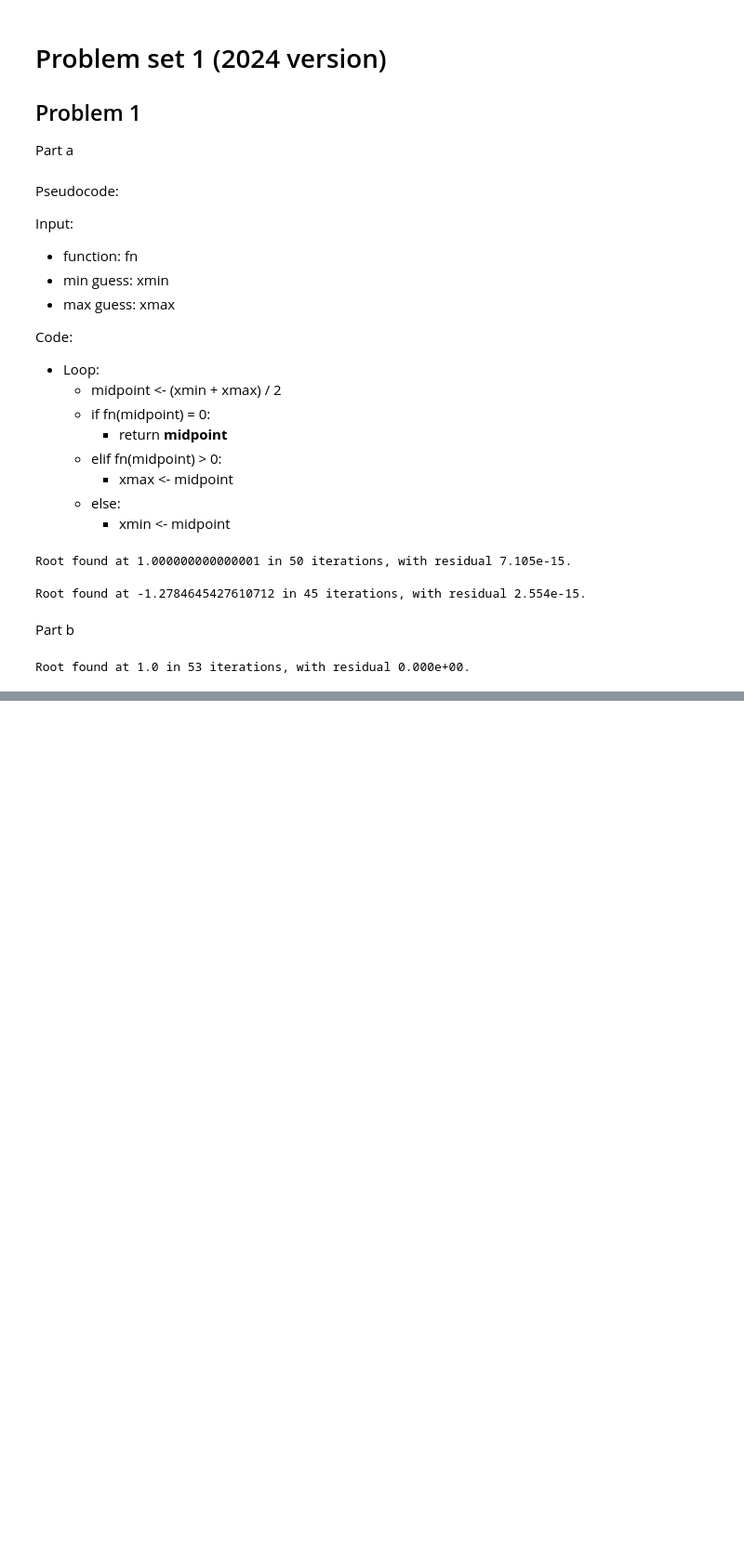
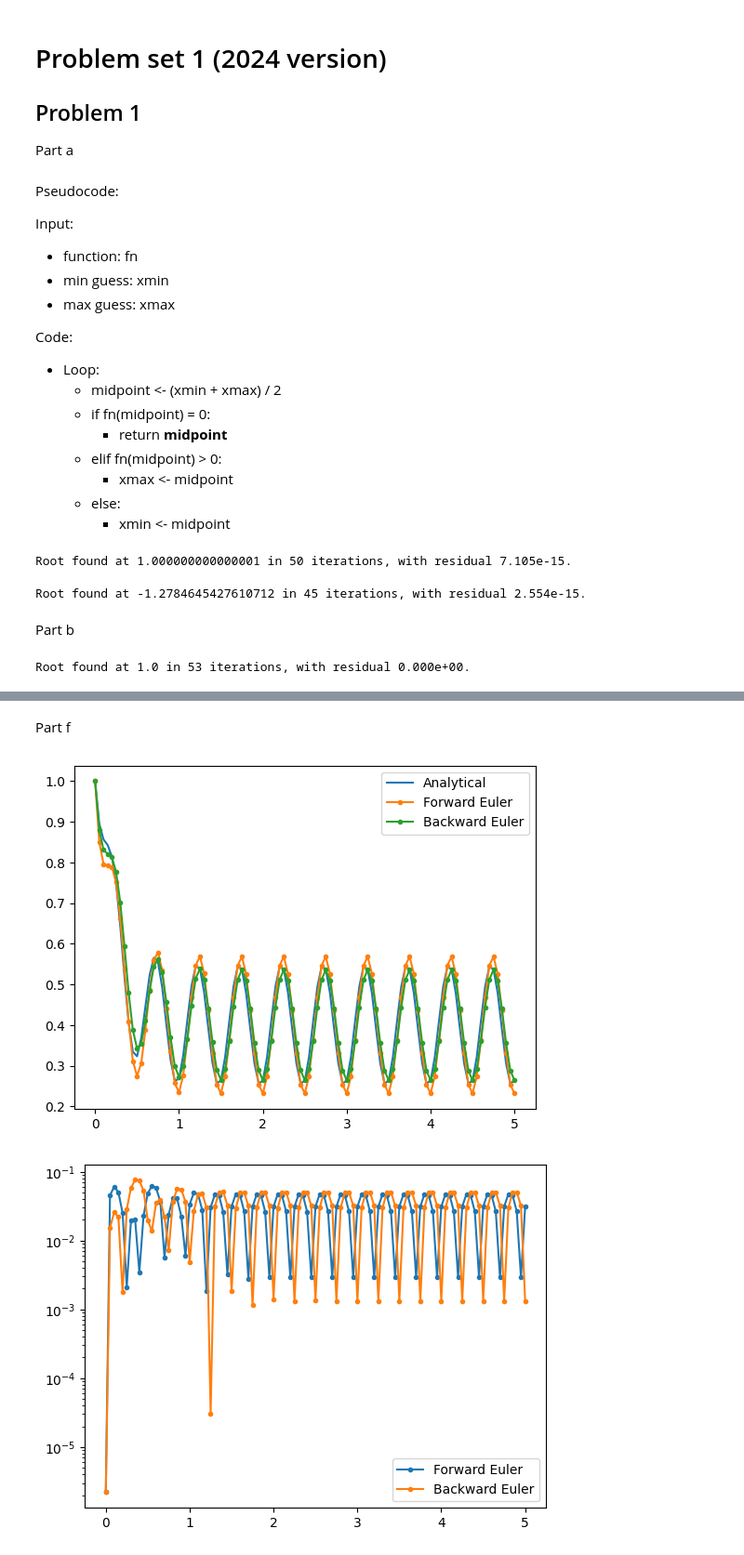
Before and after one commit to tristanpang/numerical-methods-notes, a Jupyter notebook: tutorial sols/ps1.ipynb, the cells around one changed output, grey strips where cells are left out. Shown at 93% size. Saved outputs shown, nothing was run; the diff lists cells and outputs as text; code cells hidden in the pictures; blank space fills up the shorter version.

```diff
--- a/tutorial sols/ps1.ipynb
+++ b/tutorial sols/ps1.ipynb
@@ -82,0 +156,16 @@ Root found at 1.0 in 53 iterations, with residual 0.000e+00.
+# %% [markdown]
+Part f
+# %%
+w = 5
+ft = lambda t: 2 + 2 * np.sin(4*np.pi*t)
+fn = lambda y, t: -w * y + ft(t)
+sol = lambda t: 0.00109341 * 2.71828**(-5* t)* (365.827* 2.71828**(5 *t) + 50*2.71828**(5* t) *np.sin(12.5664* t) - 125.664* 2.71828**(5* t) *np.cos(12.5664 *t) + 674.405)  # WA
+
+y0 = 1
+dt = .05
+tn = 5
+t = np.arange(0, tn+dt, dt)
+plot_euler(sol(t))
+# %% [output]
+[figure, added]
+[figure, added]
```
Also changed, not shown: parts of 9 cells of this notebook.
